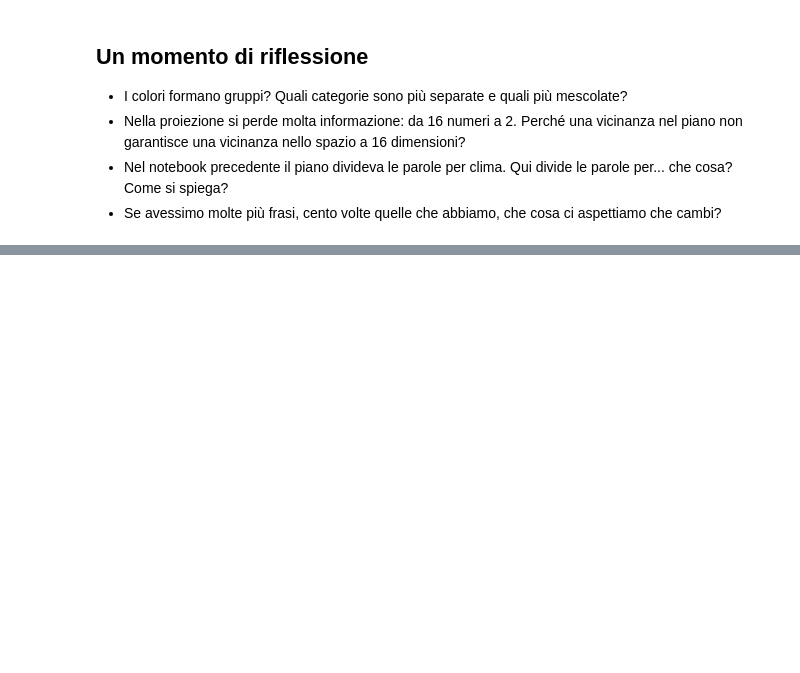
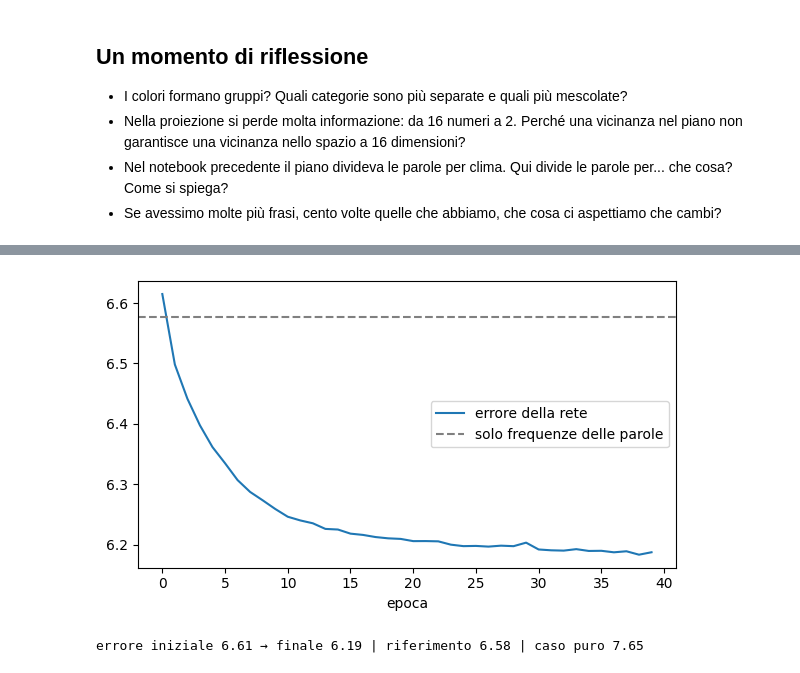
Before and after one commit to umilISLab/midh, a Jupyter notebook: AA2026-27/L12_contesto.ipynb, the cells around one changed output, grey strips where cells are left out. Drawn from its saved outputs; the diff is of its cells as text; code cells hidden in the pictures; blank space fills up the shorter version.

```diff
--- a/AA2026-27/L12_contesto.ipynb
+++ b/AA2026-27/L12_contesto.ipynb
@@ -375,0 +448,46 @@ plt.show()
+# %%
+prob_tieni = np.minimum(1, np.sqrt(1e-3 * frequenza_d.sum() / frequenza_d) + 1e-3 * frequenza_d.sum() / frequenza_d)
+
+def addestra_parole(D=32, epoche=40, eta=5.0, B=128, seed=0):
+    rng = np.random.default_rng(seed)
+    W1 = rng.normal(scale=0.1, size=(V_d, D))
+    W2 = rng.normal(scale=0.1, size=(D, V_d))
+    b2 = np.zeros(V_d)
+    errori, riferimento = [], None
+    for e in range(epoche):
+        scelta = rng.random(len(centri)) < np.minimum(prob_tieni[centri], prob_tieni[vicine_])
+        ing, usc = centri[scelta], vicine_[scelta]
+        ordine = rng.permutation(len(ing))
+        ing, usc = ing[ordine], usc[ordine]
+        if riferimento is None:
+            q = np.bincount(usc, minlength=V_d) / len(usc)
+            riferimento = -(q[q > 0] * np.log(q[q > 0])).sum()
+        totale = 0
+        for s in range(0, len(ing), B):
+            a, t = ing[s:s + B], usc[s:s + B]
+            h = W1[a]
+            p = softmax(h @ W2 + b2)
+            totale += -np.log(p[np.arange(len(t)), t]).sum()
+            ds = p
+            ds[np.arange(len(t)), t] -= 1
+            ds /= len(t)
+            dh = ds @ W2.T
+            W2 -= eta * h.T @ ds
+            b2 -= eta * ds.sum(axis=0)
+            np.add.at(W1, a, -eta * dh)
+        errori.append(totale / len(ing))
+    return W1, errori, riferimento
+
+W1_d, errori_d, riferimento_d = addestra_parole()
+
+plt.figure(figsize=(6, 3.6))
+plt.plot(errori_d, label='errore della rete')
+plt.axhline(riferimento_d, color='gray', ls='--', label='solo frequenze delle parole')
+plt.xlabel('epoca')
+plt.legend()
+plt.tight_layout()
+plt.show()
+print(f'errore iniziale {errori_d[0]:.2f} → finale {errori_d[-1]:.2f} | riferimento {riferimento_d:.2f} | caso puro {np.log(V_d):.2f}')
+# %% [output]
+[figure, added]
+errore iniziale 6.61 → finale 6.19 | riferimento 6.58 | caso puro 7.65
```
Also changed, not shown: parts of 28 cells of this notebook.
